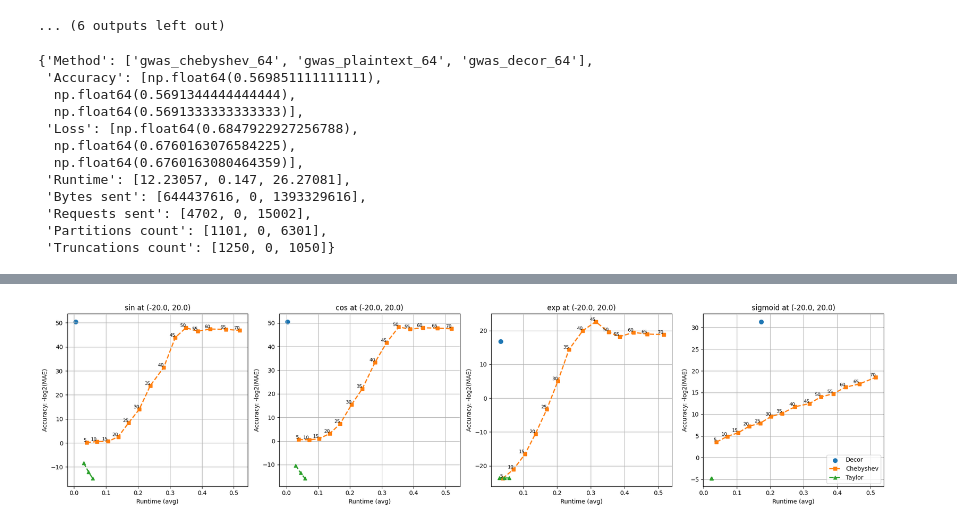
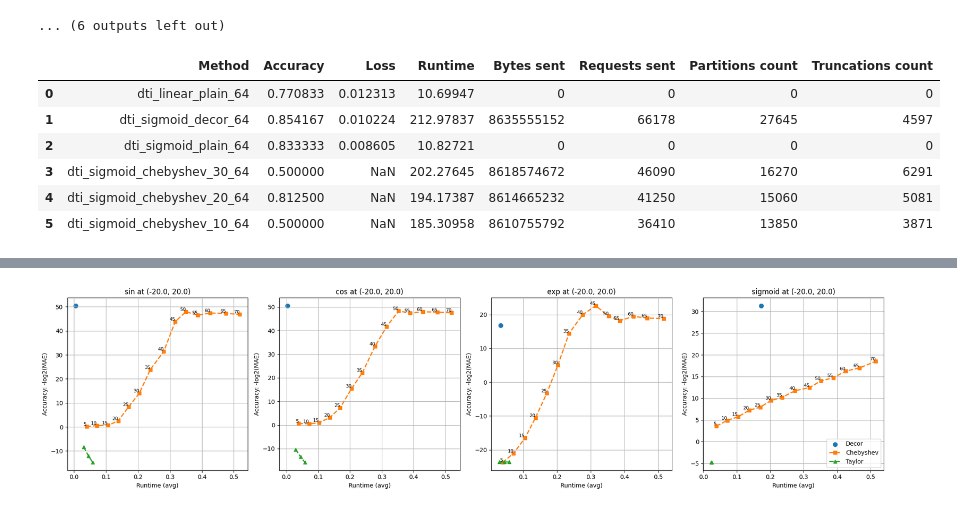
Before and after one commit to hcholab/decor, a Jupyter notebook: plots.ipynb, the cells around one changed output, grey strips where cells are left out. Saved outputs shown, nothing was run; the diff lists cells and outputs as text; code cells hidden in the pictures.

```diff
--- a/plots.ipynb
+++ b/plots.ipynb
@@ -287,20 +288,15 @@ for dump_file in dump_files:
 e2e_df = pd.DataFrame(df_data)
 gwas_betas_df = pd.DataFrame(df_gwas_betas)
 # %%
-df_data
+e2e_df
 # %% [output]
-{'Method': ['gwas_chebyshev_64', 'gwas_plaintext_64', 'gwas_decor_64'],
- 'Accuracy': [np.float64(0.569851111111111),
-  np.float64(0.5691344444444444),
-  np.float64(0.5691333333333333)],
- 'Loss': [np.float64(0.6847922927256788),
-  np.float64(0.6760163076584225),
-  np.float64(0.6760163080464359)],
- 'Runtime': [12.23057, 0.147, 26.27081],
- 'Bytes sent': [644437616, 0, 1393329616],
- 'Requests sent': [4702, 0, 15002],
- 'Partitions count': [1101, 0, 6301],
- 'Truncations count': [1250, 0, 1050]}
+|  | Method | Accuracy | Loss | Runtime | Bytes sent | Requests sent | Partitions count | Truncations count |
+| 0 | dti_linear_plain_64 | 0.770833 | 0.012313 | 10.69947 | 0 | 0 | 0 | 0 |
+| 1 | dti_sigmoid_decor_64 | 0.854167 | 0.010224 | 212.97837 | 8635555152 | 66178 | 27645 | 4597 |
+| 2 | dti_sigmoid_plain_64 | 0.833333 | 0.008605 | 10.82721 | 0 | 0 | 0 | 0 |
+| 3 | dti_sigmoid_chebyshev_30_64 | 0.500000 | NaN | 202.27645 | 8618574672 | 46090 | 16270 | 6291 |
+| 4 | dti_sigmoid_chebyshev_20_64 | 0.812500 | NaN | 194.17387 | 8614665232 | 41250 | 15060 | 5081 |
+| 5 | dti_sigmoid_chebyshev_10_64 | 0.500000 | NaN | 185.30958 | 8610755792 | 36410 | 13850 | 3871 |
 # %%
 def plot_scatter_baseline_refs(x, ys, labels=None, title="Scatter Plot", xlabel="X", ylabel="Y"):
     """
```
Also changed, not shown: parts of 3 cells of this notebook, 9 other files.
